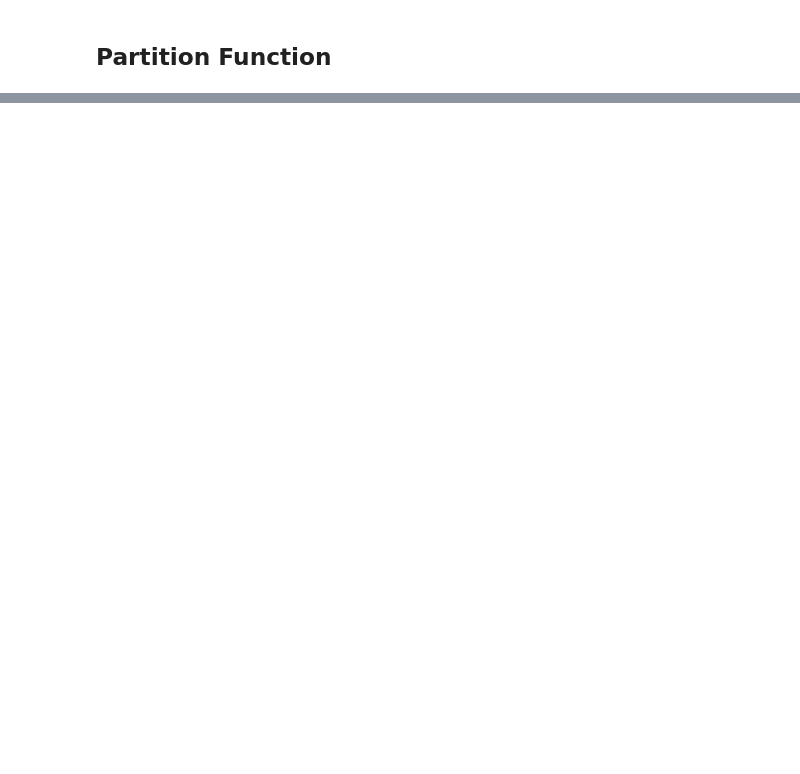
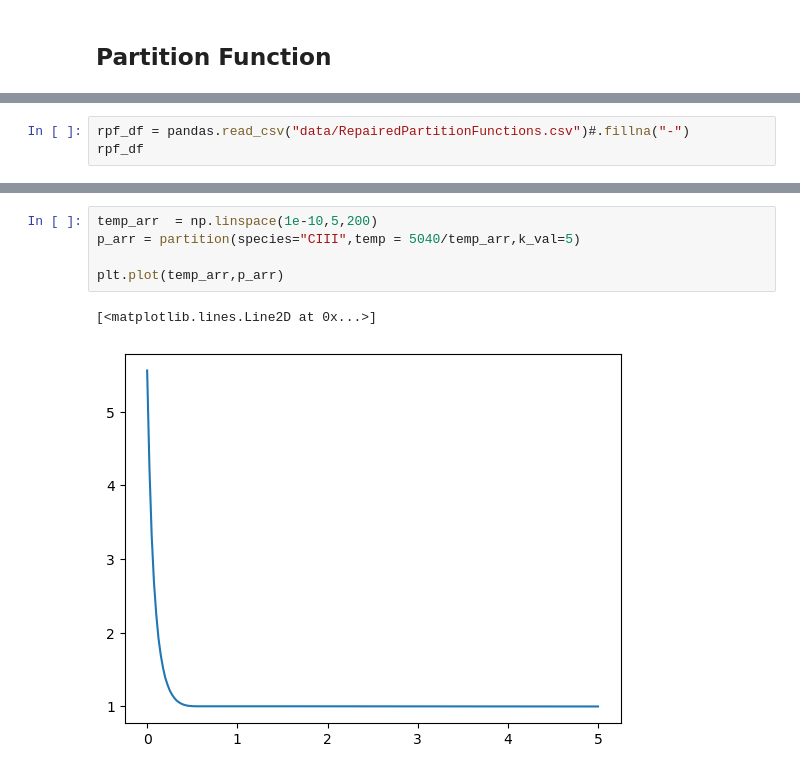
Before and after one commit to kyleneumann/Astro530, a Jupyter notebook: hw6.ipynb, the cells around one changed output, grey strips where cells are left out. Drawn from its saved outputs; the diff is of its cells as text; blank space fills up the shorter version.

```diff
--- a/hw6.ipynb
+++ b/hw6.ipynb
@@ -26,0 +39,3 @@ ParserError: Error tokenizing data. C error: Expected 8 fields in line 4, saw 10
+# %%
+rpf_df = pandas.read_csv("data/RepairedPartitionFunctions.csv")#.fillna("-")
+rpf_df
@@ -26,0 +119,8 @@ ParserError: Error tokenizing data. C error: Expected 8 fields in line 4, saw 10
+# %%
+temp_arr  = np.linspace(1e-10,5,200)
+p_arr = partition(species="CIII",temp = 5040/temp_arr,k_val=5)
+
+plt.plot(temp_arr,p_arr)
+# %% [output]
+[<matplotlib.lines.Line2D at 0x...>]
+[figure, added]
```
Also changed, not shown: parts of 10 cells of this notebook, 4 other files.
